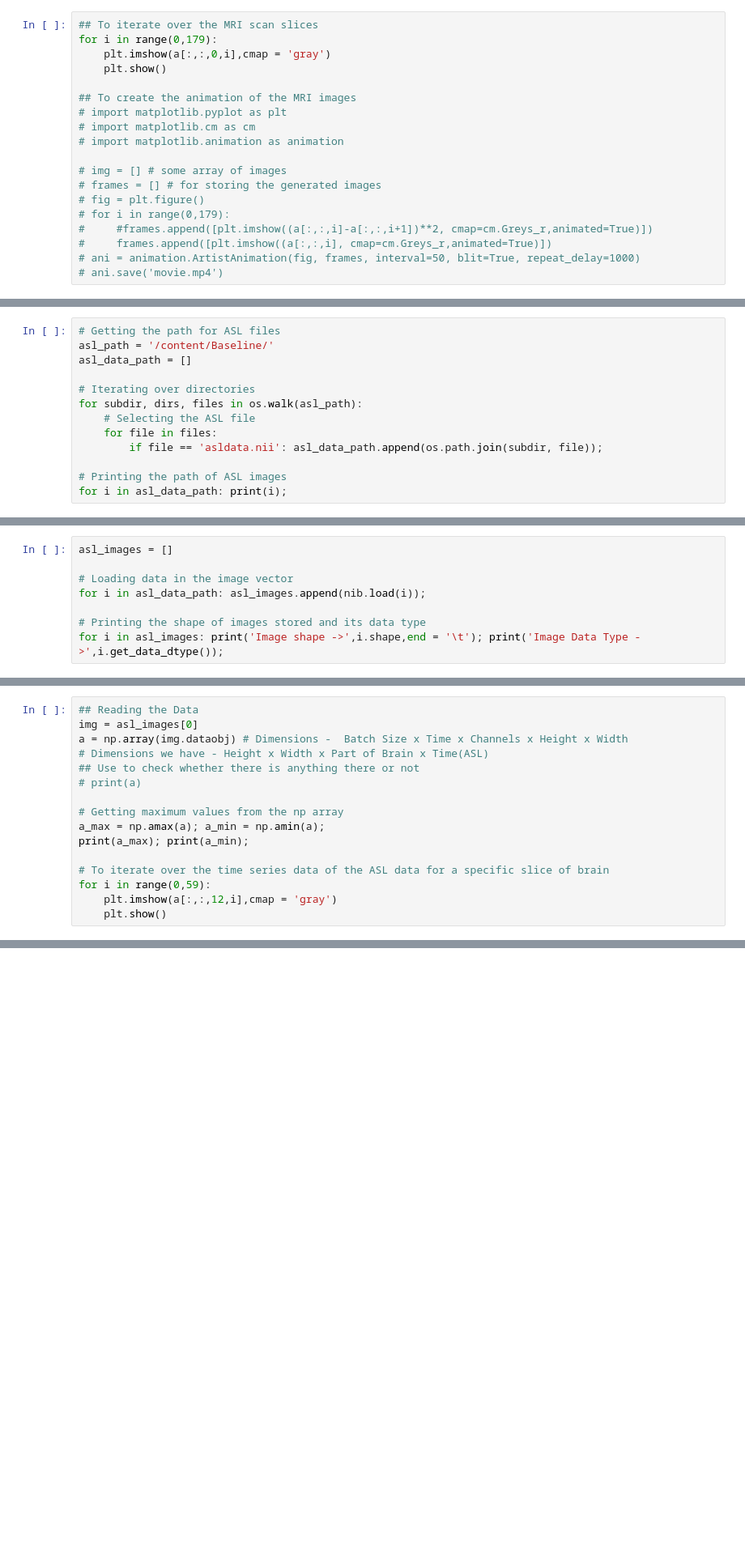
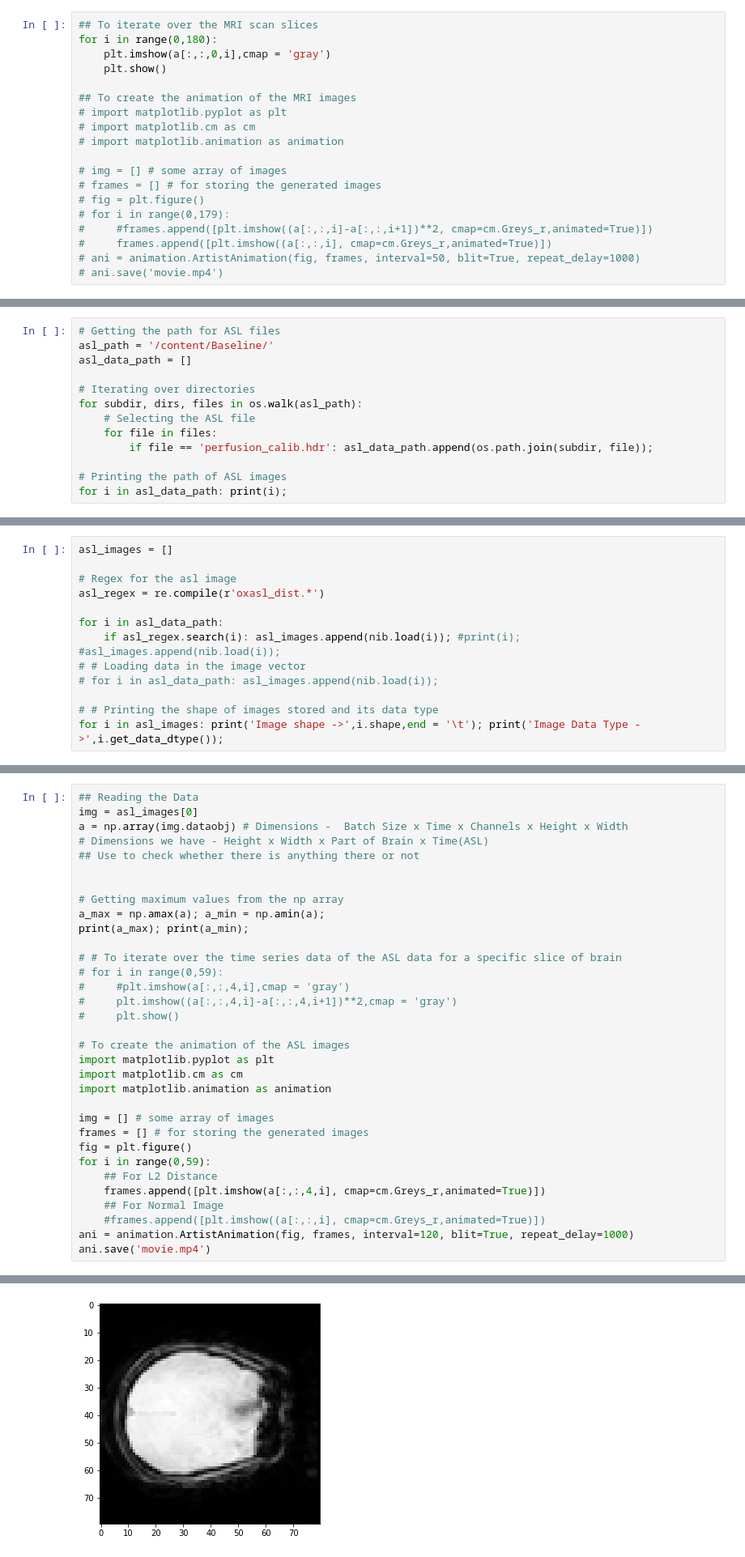
Before and after one commit to Anshuman-37/Summer_Dissertation, a Jupyter notebook: Summer_Dissertation.ipynb, the cells around one changed output, grey strips where cells are left out. Shown: that part at 81% size. Cells and saved outputs as stored; diff of their text form; blank space fills up the shorter version.

Commit message:
Corrected Data Reading

```diff
--- a/Summer_Dissertation.ipynb
+++ b/Summer_Dissertation.ipynb
@@ -122,7 +119,7 @@ print(a[120,200,0,1])
 ##### Plots of MRI Data
 # %%
 ## To iterate over the MRI scan slices
-for i in range(0,179):
+for i in range(0,180):
     plt.imshow(a[:,:,0,i],cmap = 'gray')
     plt.show()
 
@@ -178,7 +175,7 @@ asl_data_path = []
 for subdir, dirs, files in os.walk(asl_path):
     # Selecting the ASL file
     for file in files:
-        if file == 'asldata.nii': asl_data_path.append(os.path.join(subdir, file));
+        if file == 'perfusion_calib.hdr': asl_data_path.append(os.path.join(subdir, file));
 
 # Printing the path of ASL images
 for i in asl_data_path: print(i);
@@ -192,9 +193,14 @@ for i in asl_data_path: print(i);
 # %%
 asl_images = []
 
-# Loading data in the image vector
-for i in asl_data_path: asl_images.append(nib.load(i));
+# Regex for the asl image
+asl_regex = re.compile(r'oxasl_dist.*')
 
-# Printing the shape of images stored and its data type
+for i in asl_data_path:
+    if asl_regex.search(i): asl_images.append(nib.load(i)); #print(i); #asl_images.append(nib.load(i));
+# # Loading data in the image vector
+# for i in asl_data_path: asl_images.append(nib.load(i));
+
+# # Printing the shape of images stored and its data type
 for i in asl_images: print('Image shape ->',i.shape,end = '\t'); print('Image Data Type ->',i.get_data_dtype());
 # %% [output]
@@ -212,13 +216,31 @@ img = asl_images[0]
 a = np.array(img.dataobj) # Dimensions -  Batch Size x Time x Channels x Height x Width
 # Dimensions we have - Height x Width x Part of Brain x Time(ASL)
 ## Use to check whether there is anything there or not
-# print(a)
+
 
 # Getting maximum values from the np array
 a_max = np.amax(a); a_min = np.amin(a);
 print(a_max); print(a_min);
 
-# To iterate over the time series data of the ASL data for a specific slice of brain
+# # To iterate over the time series data of the ASL data for a specific slice of brain
+# for i in range(0,59):
+#     #plt.imshow(a[:,:,4,i],cmap = 'gray')
+#     plt.imshow((a[:,:,4,i]-a[:,:,4,i+1])**2,cmap = 'gray')
+#     plt.show()
+
+# To create the animation of the ASL images
+import matplotlib.pyplot as plt
+import matplotlib.cm as cm
+import matplotlib.animation as animation
+
+img = [] # some array of images
+frames = [] # for storing the generated images
+fig = plt.figure()
 for i in range(0,59):
-    plt.imshow(a[:,:,12,i],cmap = 'gray')
-    plt.show()
+    ## For L2 Distance
+    frames.append([plt.imshow(a[:,:,4,i], cmap=cm.Greys_r,animated=True)])
+    ## For Normal Image
+    #frames.append([plt.imshow((a[:,:,i], cmap=cm.Greys_r,animated=True)])
+ani = animation.ArtistAnimation(fig, frames, interval=120, blit=True, repeat_delay=1000)
+ani.save('movie.mp4')
+# %% [output]
@@ -225,3 +249,4 @@ for i in range(0,59):
+[figure, added]
 # %%
 # Just checking the time taken to iterate over
 %timeit np.amin(a);
```
Also changed, not shown: parts of 11 cells of this notebook.
